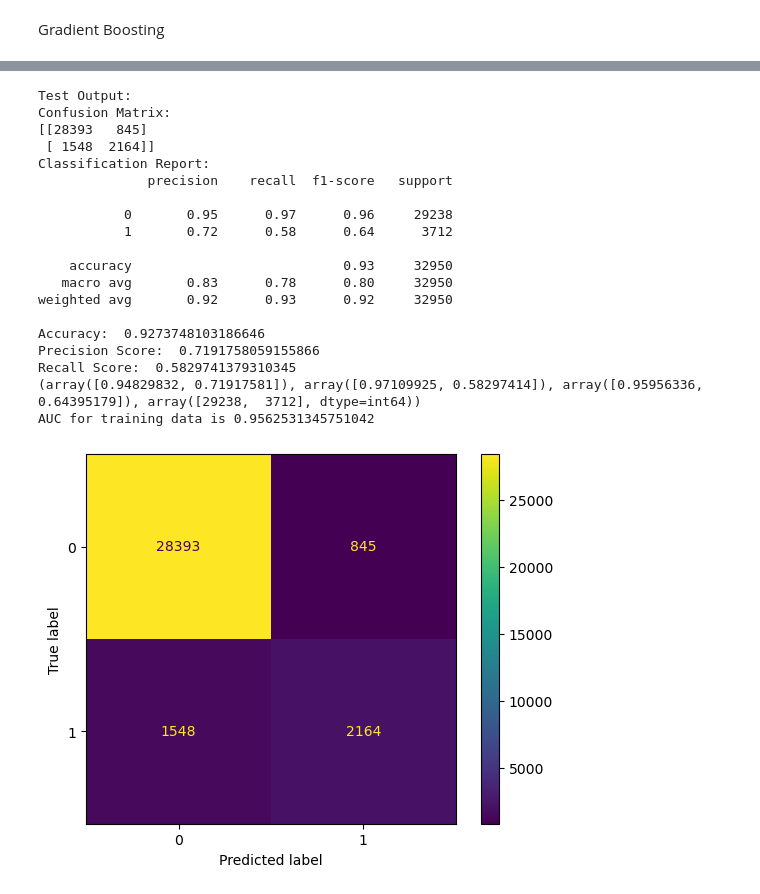
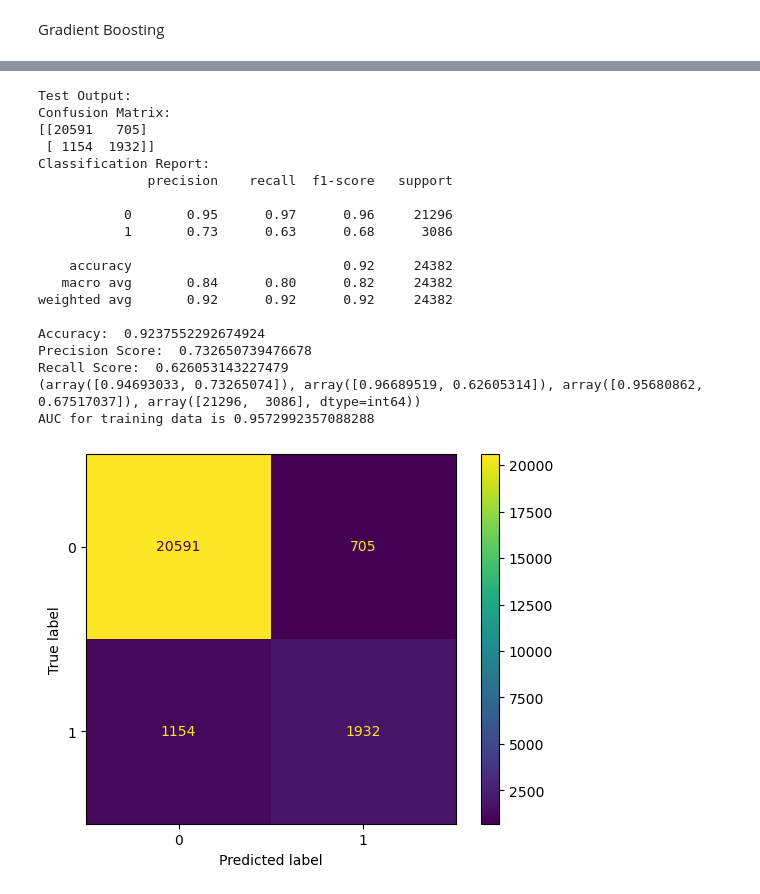
Before and after one commit to Yukitoshi12345/Bank-Marketing-Analysis, a Jupyter notebook: gradient_boosting_machine.ipynb, the cells around one changed output, grey strips where cells are left out. Saved outputs shown, nothing was run; the diff lists cells and outputs as text; code cells hidden in the pictures.

```diff
--- a/gradient_boosting_machine.ipynb
+++ b/gradient_boosting_machine.ipynb
@@ -43,3 +31,23 @@ X_train, X_test, Y_train, Y_test = train_test_split(bank_data, bank_y, test_size
+# %%
+from sklearn.model_selection import train_test_split
+
+# Remove duplicates
+df.drop_duplicates(inplace=True)
+
+# Convert target labels to numeric
+df['y'] = df['y'].map({'yes': 1, 'no': 0}).astype(int)
+
+# Handling missing or unknown values
+df.replace("unknown", np.nan, inplace=True)
+df.dropna(inplace=True)  # Drop rows with missing values (alternative: impute values)
+
+# One-hot encode categorical variables
+df = pd.get_dummies(df, drop_first=True)
+
+# Train-test split
+X = df.drop(columns=['y'])
+y = df['y']
+X_train, X_test, y_train, y_test = train_test_split(X, y, test_size=0.2, random_state=7, stratify=y)
 # %%
 X_train.shape
 # %% [output]
@@ -88,7 +96,7 @@ print("Parameter grid:\n{}".format(param_grid))
 #Setup Grid Search
 grid_search = GridSearchCV(GradientBoostingClassifier(random_state=1,learning_rate = 0.05)
 ,verbose = 2, param_grid = param_grid, cv=3, return_train_score=True)
-grid_search.fit(X_train, Y_train)
+grid_search.fit(X_train, y_train)
 # %% [output]
 Parameter grid:
 {'n_estimators': [25, 50, 75, 100, 200], 'max_depth': [1, 3, 5]}
@@ -191,10 +198,10 @@ GradientBoostingClassifier(learning_rate=0.05, max_depth=5, n_estimators=75,
 # %%
 #Train final model
 classifiergb = grid_search.best_estimator_
-classifiergb.fit(X_train, Y_train)
+classifiergb.fit(X_train, y_train)
 
 # Applying k-Fold Cross Validation
-accuracies = cross_val_score(estimator = grid_search.best_estimator_, X = X_train, y = Y_train, cv = 3,n_jobs=-1)
+accuracies = cross_val_score(estimator = grid_search.best_estimator_, X = X_train, y = y_train, cv = 3,n_jobs=-1)
 mean_boosting=accuracies.mean()
 std_boosting=accuracies.std()
 # %%
@@ -215,48 +222,48 @@ plt.barh(importance_feature_top.name,importance_feature_top.importance_score)
 # %%
 # Predicting the Training set results
 y_predgb = classifiergb.predict(X_train)
 y_predgb_score = classifiergb.predict_proba(X_train)
 
 #Confusion Matrix
 print('Test Output:')
 print('Confusion Matrix:')
-cm = confusion_matrix(Y_train, y_predgb)
+cm = confusion_matrix(y_train, y_predgb)
 print(cm)
 disp = ConfusionMatrixDisplay(confusion_matrix=cm,
                               display_labels=classifiergb.classes_)
 disp.plot()
 print('Classification Report:')
-print(classification_report(Y_train, y_predgb))
-print('Accuracy: ',accuracy_score(Y_train,y_predgb))
+print(classification_report(y_train, y_predgb))
+print('Accuracy: ',accuracy_score(y_train,y_predgb))
 
-print('Precision Score: ', precision_score(Y_train, y_predgb))
-print('Recall Score: ', recall_score(Y_train, y_predgb)) #482/(446+482)
-print(precision_recall_fscore_support(Y_train, y_predgb))
+print('Precision Score: ', precision_score(y_train, y_predgb))
+print('Recall Score: ', recall_score(y_train, y_predgb)) #482/(446+482)
+print(precision_recall_fscore_support(y_train, y_predgb))
 
 # Gradient Boosting Classifier
-grd_fpr, grd_tpr, thresold = roc_curve(Y_train, y_predgb_score[:,1])
+grd_fpr, grd_tpr, thresold = roc_curve(y_train, y_predgb_score[:,1])
 print("AUC for training data is",auc(grd_fpr, grd_tpr))
 # %% [output]
 Test Output:
 Confusion Matrix:
-[[28393   845]
- [ 1548  2164]]
+[[20591   705]
+ [ 1154  1932]]
 Classification Report:
               precision    recall  f1-score   support
 
-           0       0.95      0.97      0.96     29238
-           1       0.72      0.58      0.64      3712
+           0       0.95      0.97      0.96     21296
+           1       0.73      0.63      0.68      3086
 
-    accuracy                           0.93     32950
-   macro avg       0.83      0.78      0.80     32950
-weighted avg       0.92      0.93      0.92     32950
+    accuracy                           0.92     24382
+   macro avg       0.84      0.80      0.82     24382
+weighted avg       0.92      0.92      0.92     24382
 
-Accuracy:  0.9273748103186646
-Precision Score:  0.7191758059155866
-Recall Score:  0.5829741379310345
-(array([0.94829832, 0.71917581]), array([0.97109925, 0.58297414]), array([0.95956336, 0.64395179]), array([29238,  3712], dtype=int64))
-AUC for training data is 0.9562531345751042
+Accuracy:  0.9237552292674924
+Precision Score:  0.732650739476678
+Recall Score:  0.626053143227479
+(array([0.94693033, 0.73265074]), array([0.96689519, 0.62605314]), array([0.95680862, 0.67517037]), array([21296,  3086], dtype=int64))
+AUC for training data is 0.9572992357088288
-[figure, old version]
+[figure, new version]
 # %%
 # Predicting the Test set results
 y_predgb = classifiergb.predict(X_test)
```
Also changed, not shown: parts of 15 cells of this notebook, 4 other files.
